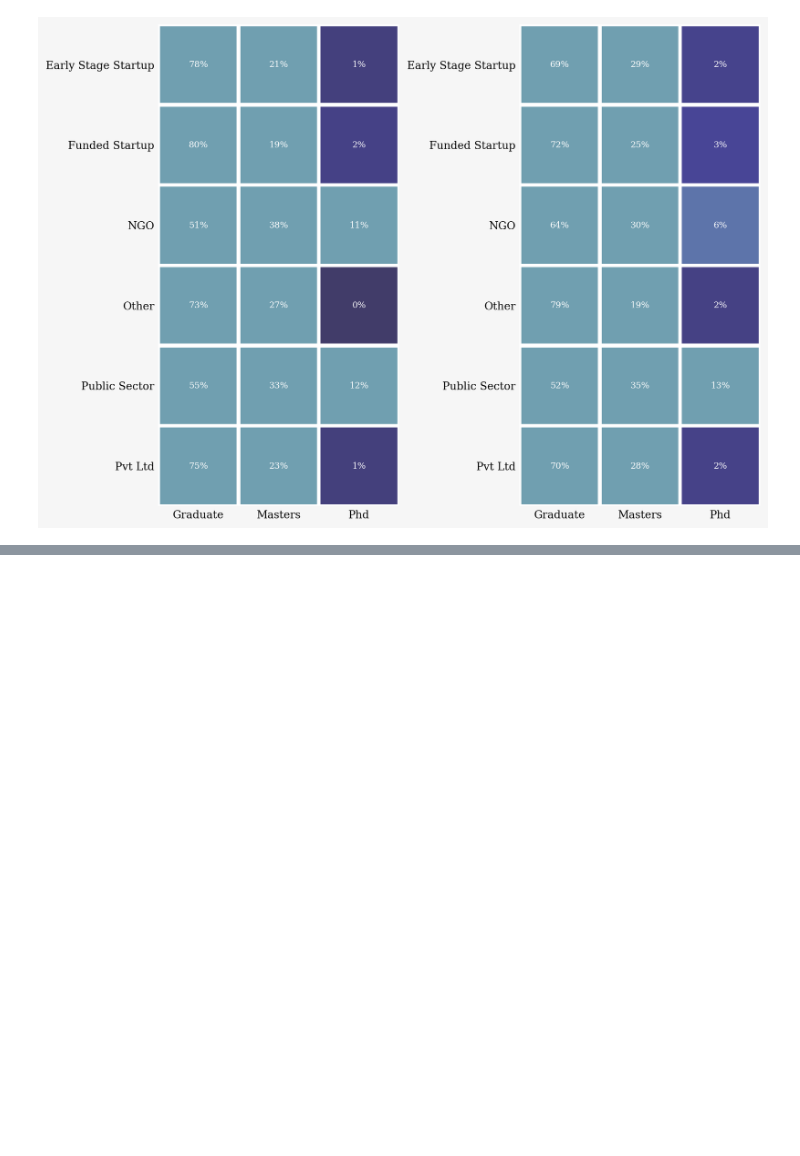
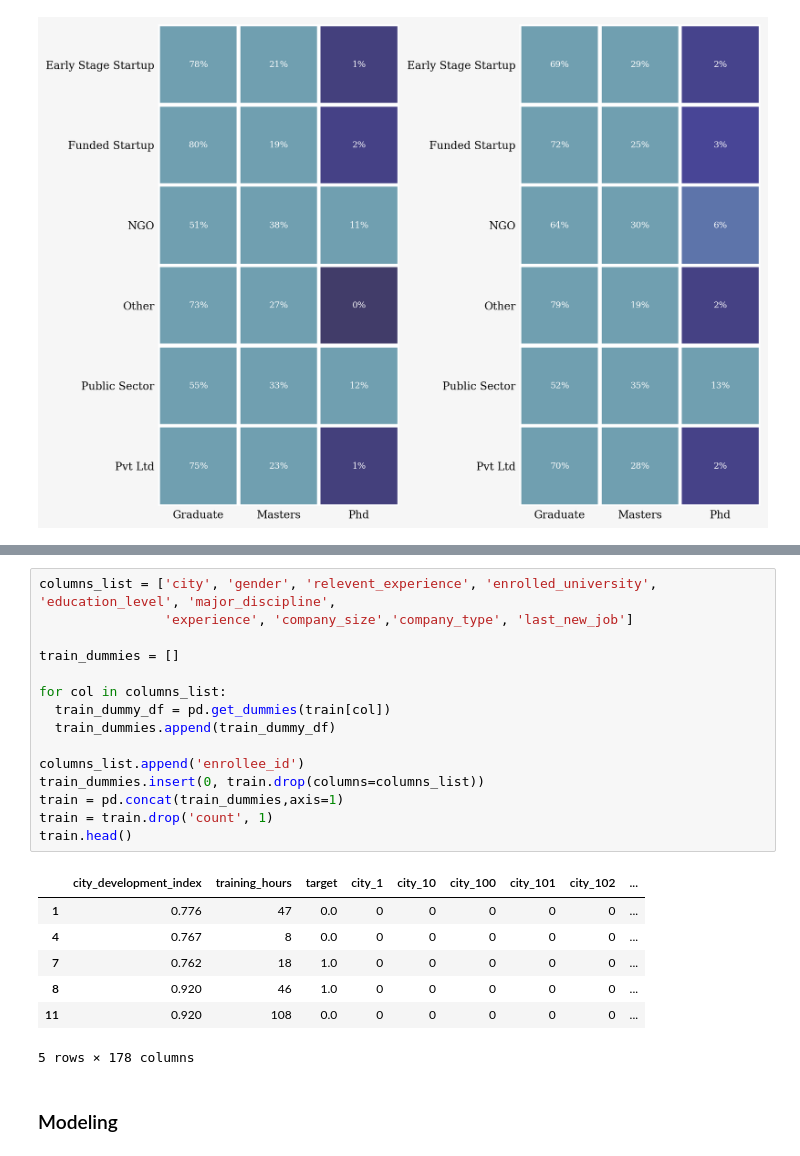
Before and after one commit to vaibhav1595/HR-Analytics-Predict-who-will-change-jobs, a Jupyter notebook: Predict_who_will_move_to_a_new_job.ipynb, the cells around one changed output, grey strips where cells are left out. Drawn from its saved outputs; the diff is of its cells as text; blank space fills up the shorter version.

```diff
--- a/Predict_who_will_move_to_a_new_job.ipynb
+++ b/Predict_who_will_move_to_a_new_job.ipynb
@@ -694,0 +724,25 @@ ax1.tick_params(axis=u'both', which=u'both',length=0)
+# %%
+columns_list = ['city', 'gender', 'relevent_experience', 'enrolled_university', 'education_level', 'major_discipline',
+                'experience', 'company_size','company_type', 'last_new_job']
+
+train_dummies = []
+
+for col in columns_list:
+  train_dummy_df = pd.get_dummies(train[col])
+  train_dummies.append(train_dummy_df)
+
+columns_list.append('enrollee_id')
+train_dummies.insert(0, train.drop(columns=columns_list))
+train = pd.concat(train_dummies,axis=1)
+train = train.drop('count', 1)
+train.head()
+# %% [output]
+|  | city_development_index | training_hours | target | city_1 | city_10 | city_100 | city_101 | city_102 | ... |
+| 1 | 0.776 | 47 | 0.0 | 0 | 0 | 0 | 0 | 0 | ... |
+| 4 | 0.767 | 8 | 0.0 | 0 | 0 | 0 | 0 | 0 | ... |
+| 7 | 0.762 | 18 | 1.0 | 0 | 0 | 0 | 0 | 0 | ... |
+| 8 | 0.920 | 46 | 1.0 | 0 | 0 | 0 | 0 | 0 | ... |
+| 11 | 0.920 | 108 | 0.0 | 0 | 0 | 0 | 0 | 0 | ... |
+5 rows × 178 columns
+# %% [markdown]
+### Modeling
```
Also changed, not shown: parts of 16 cells of this notebook.
